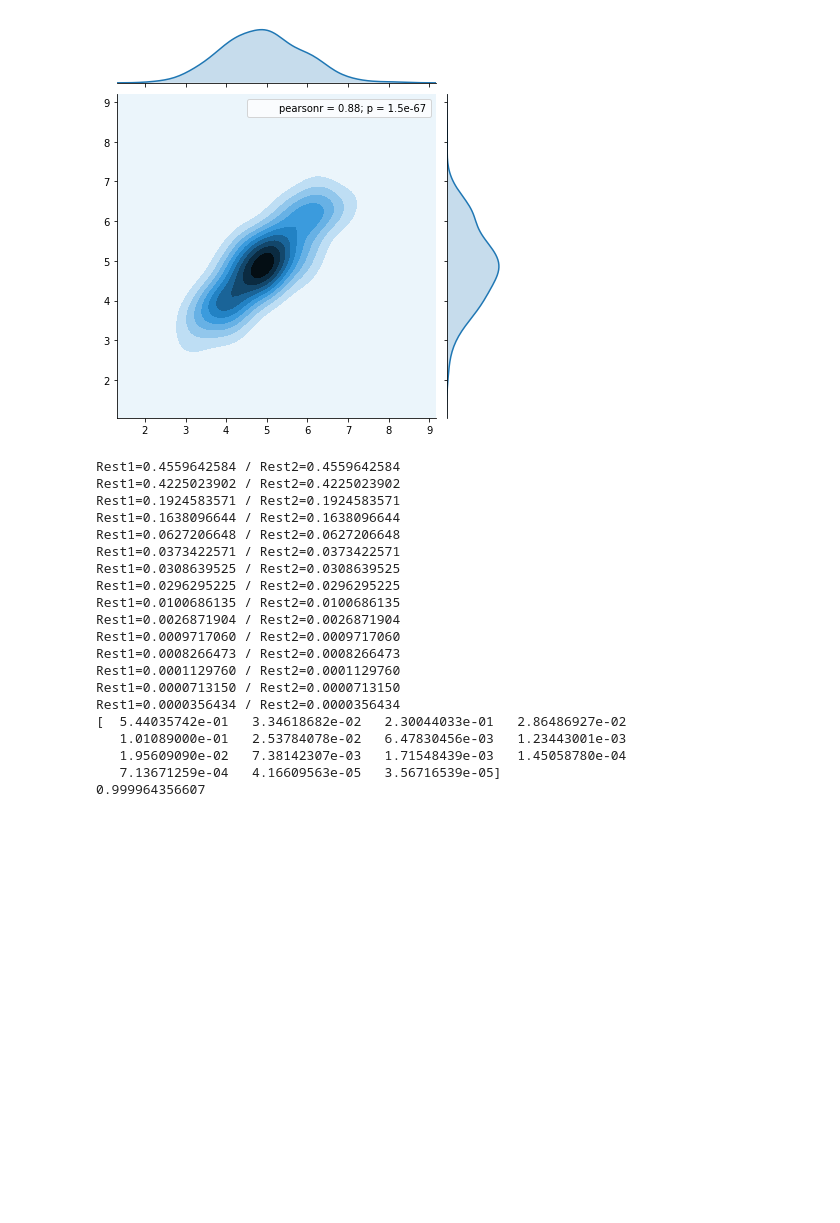
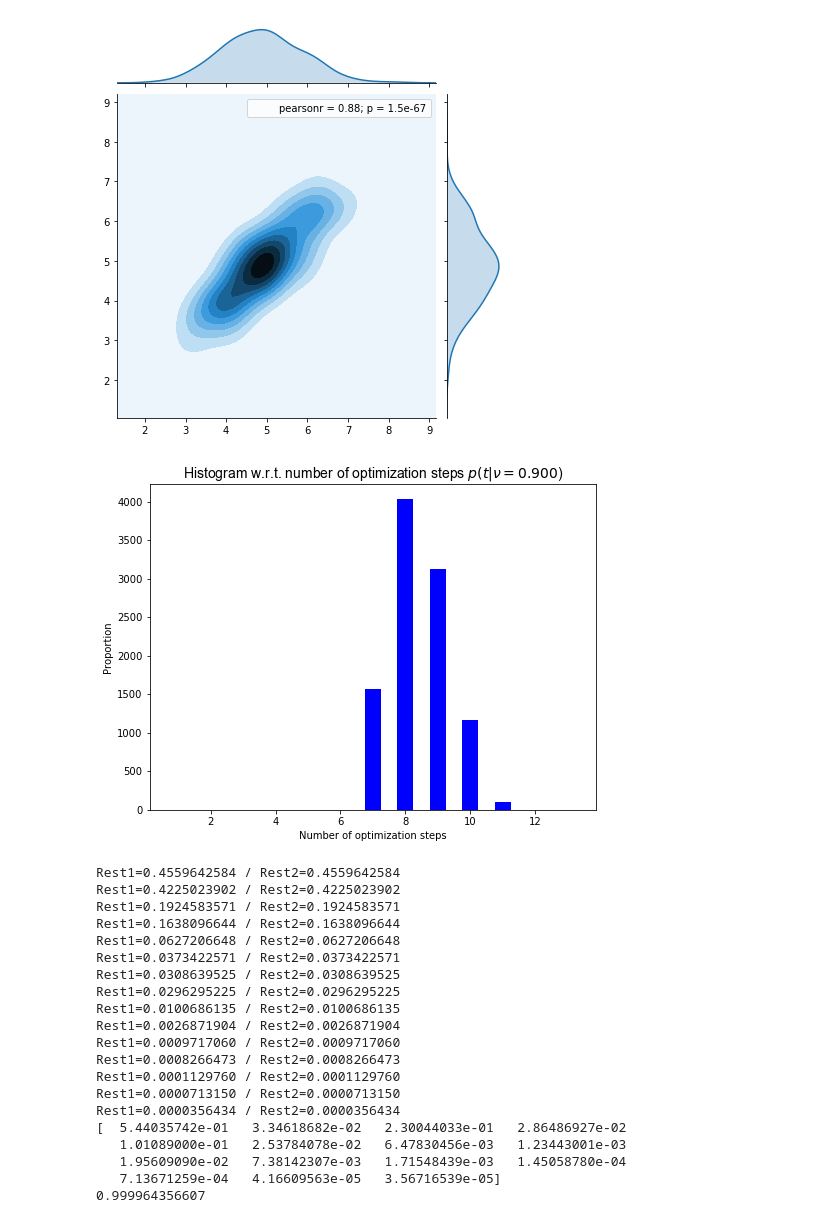
Before and after one commit to toologicbv/meta_learner, a Jupyter notebook: pytorch_expers.ipynb, the cells around one changed output. Saved outputs shown, nothing was run; the diff lists cells and outputs as text; code cells hidden in the pictures; blank space fills up the shorter version.

```diff
--- a/pytorch_expers.ipynb
+++ b/pytorch_expers.ipynb
@@ -89,3 +85,13 @@ step_loss_factors
+# %%
+
+exper = get_experiment("run_20170809_10_10_43_act_sbV1_20ep_100ops_lr5e05_adam")
+
+# loss_plot(exper, loss_type="opt_loss", save=False, validation=False, show=True)
+# plot_actsb_qts(exper, show=True, plot_prior=True, epoch=1)
+# plot_image_training_data(exper, data="halting_step", do_save=False, do_show=True)
+plot_dist_optimization_steps(exper, show=True, epoch=5)
+# %% [output]
+[figure, added]
 # %%
 """
     Basic stick-breaking approach
```
Also changed, not shown: parts of 2 cells of this notebook, 6 other files.
